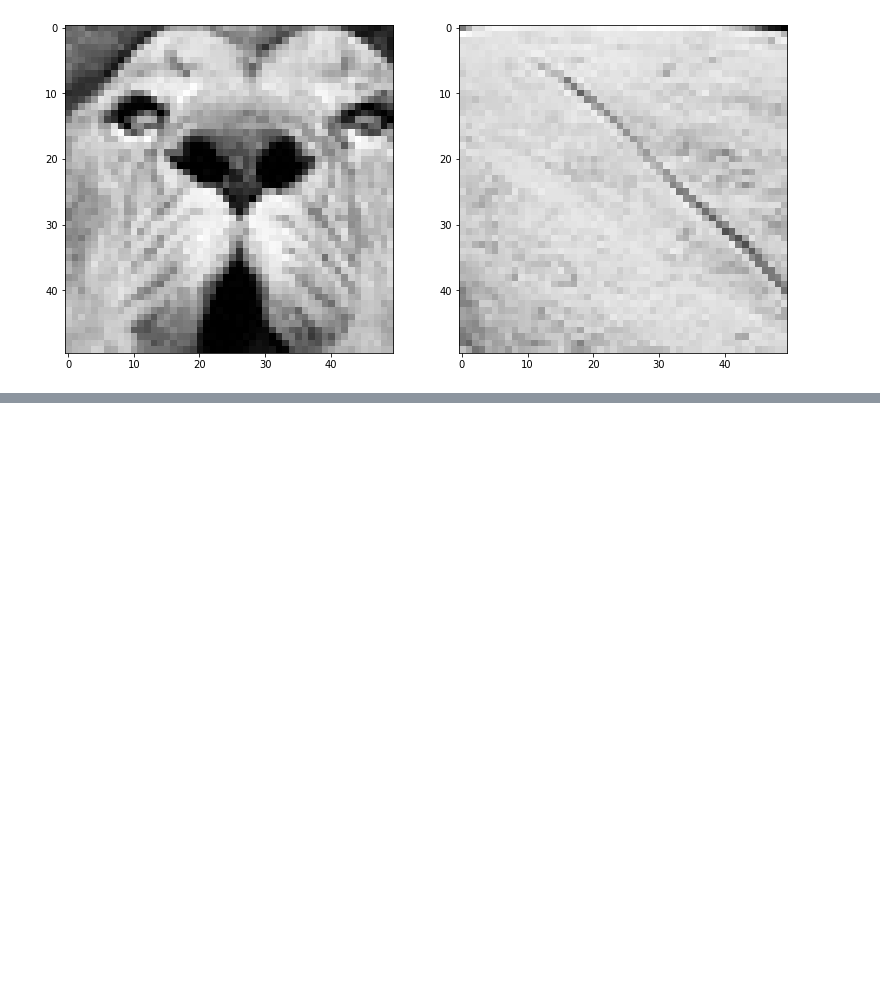
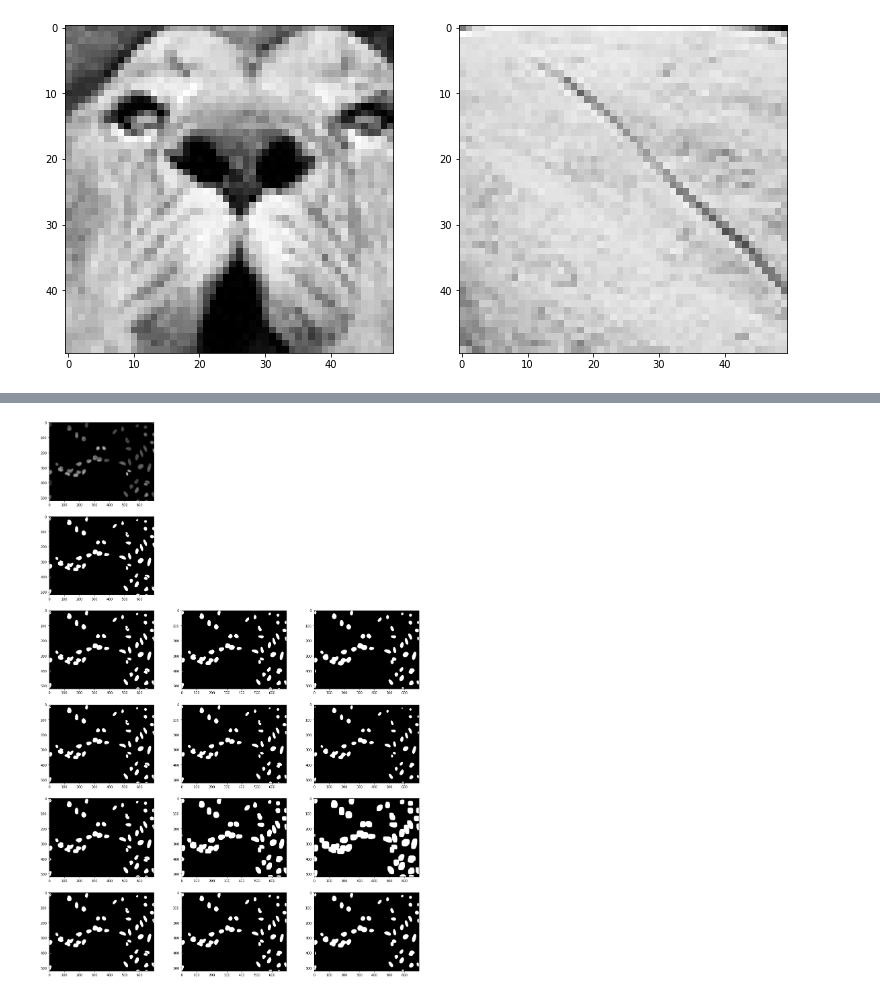
Before and after one commit to felipe-samuel/ComputerVisionProjects, a Jupyter notebook: Aula04-Filtragem.ipynb, the cells around one changed output, grey strips where cells are left out. Saved outputs shown, nothing was run; the diff lists cells and outputs as text; code cells hidden in the pictures; blank space fills up the shorter version.

```diff
--- a/Aula04-Filtragem.ipynb
+++ b/Aula04-Filtragem.ipynb
@@ -342,0 +386,4 @@ for i in range(len(y_grad)):
+# %%
+plot_figs(65)
+# %% [output]
+[figure, added]
```
Also changed, not shown: parts of 61 cells of this notebook.
